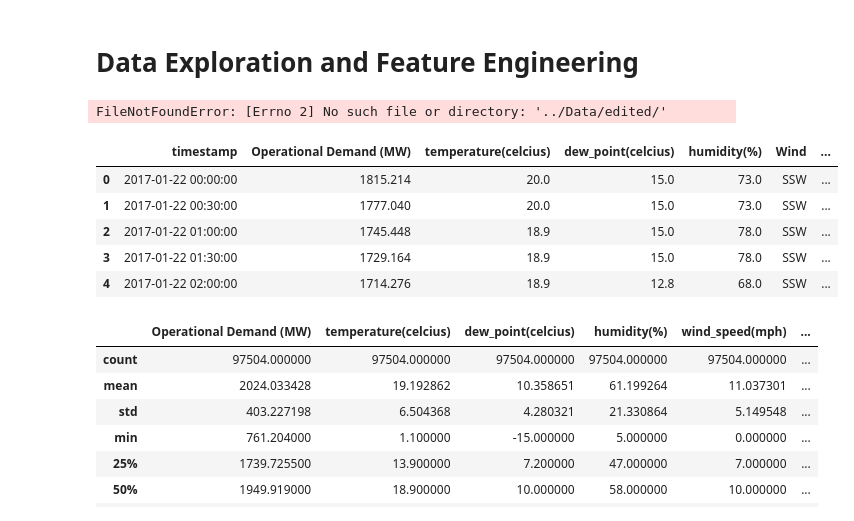
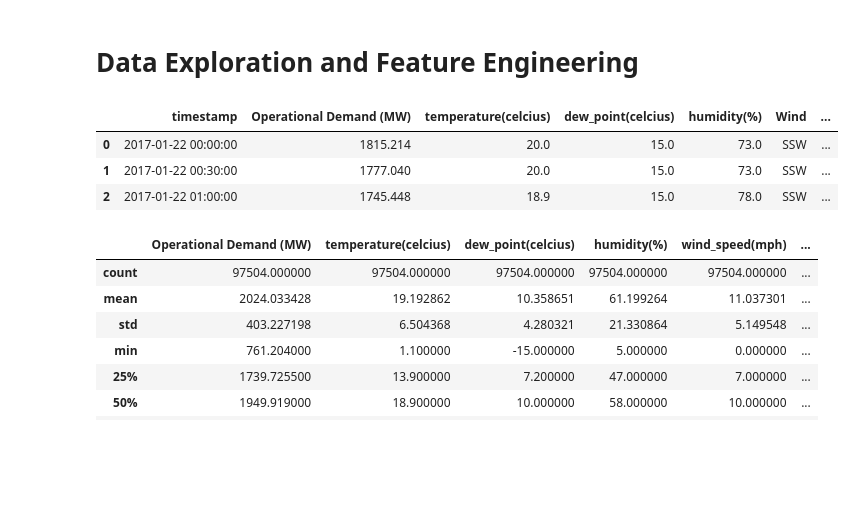
Before and after one commit to UWADSCapstoneUnit/Energy-Usage-Prediction-Project, a Jupyter notebook: Naufal/EDA_Naufal.ipynb, the cells around one changed output. Drawn from its saved outputs; the diff is of its cells as text; code cells hidden in the pictures; blank space fills up the shorter version.

```diff
--- a/Code/EDA_Naufal.ipynb
+++ b/Naufal/EDA_Naufal.ipynb
@@ -9,21 +9,18 @@ import matplotlib.pyplot as plt
 import random
 from sklearn.preprocessing import StandardScaler
 from xgboost import XGBRegressor
+from xgboost import plot_importance, plot_tree
 from sklearn.metrics import mean_squared_error
-os.chdir("../Data/edited/")
+## os.chdir("../Data/edited/")
-# %% [output]
-FileNotFoundError: [Errno 2] No such file or directory: '../Data/edited/'
 # %%
-aemo_wu_df = pd.read_csv("aemo_wu_merged.csv", index_col=0)
+aemo_wu_df = pd.read_csv('aemo_wu_merged.csv', index_col=[0], parse_dates=[0])
 # %%
-aemo_wu_df.head()
+aemo_wu_df.head(3)
 # %% [output]
 |  | timestamp | Operational Demand (MW) | temperature(celcius) | dew_point(celcius) | humidity(%) | Wind | ... |
 | 0 | 2017-01-22 00:00:00 | 1815.214 | 20.0 | 15.0 | 73.0 | SSW | ... |
 | 1 | 2017-01-22 00:30:00 | 1777.040 | 20.0 | 15.0 | 73.0 | SSW | ... |
 | 2 | 2017-01-22 01:00:00 | 1745.448 | 18.9 | 15.0 | 78.0 | SSW | ... |
-| 3 | 2017-01-22 01:30:00 | 1729.164 | 18.9 | 15.0 | 78.0 | SSW | ... |
-| 4 | 2017-01-22 02:00:00 | 1714.276 | 18.9 | 12.8 | 68.0 | SSW | ... |
 # %%
 aemo_wu_df.describe()
 # %% [output]
```
Also changed, not shown: parts of 19 cells of this notebook.
